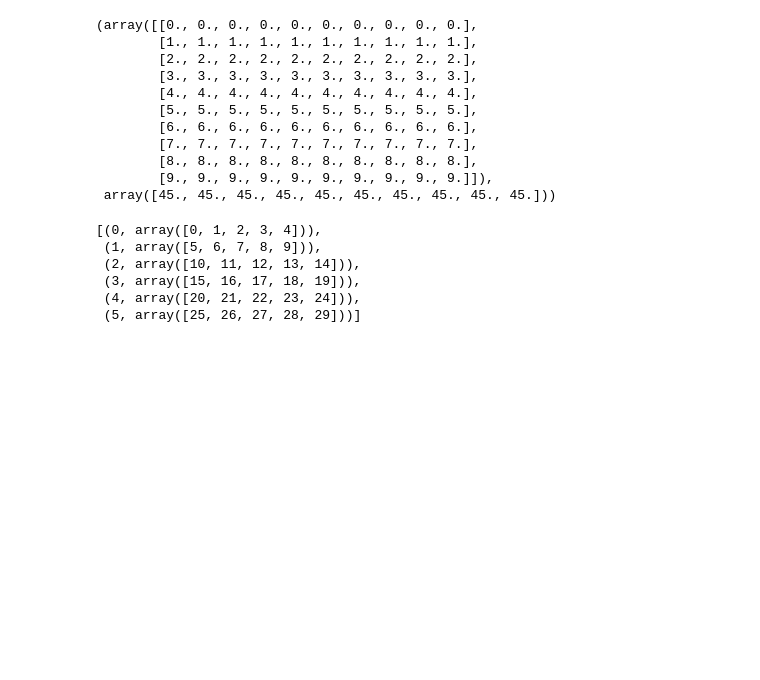
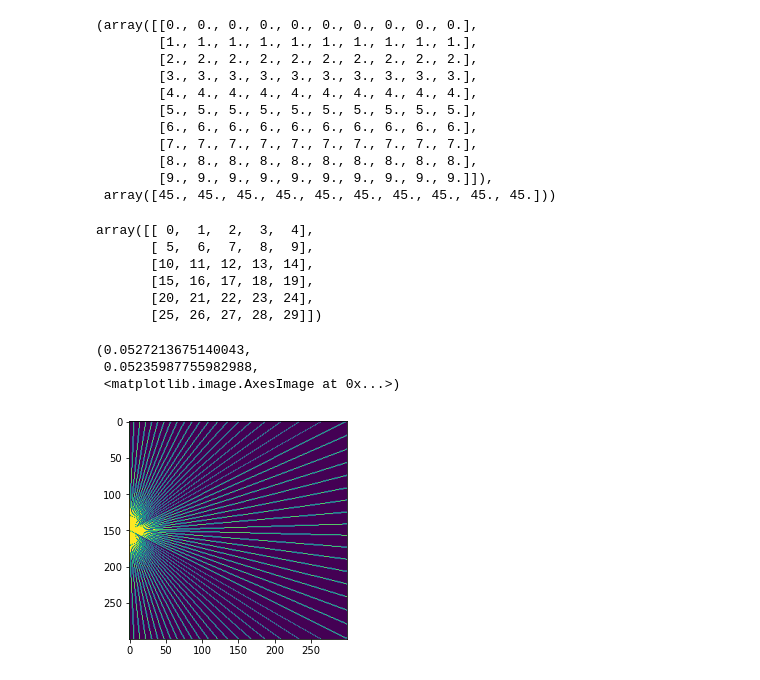
Before and after one commit to DaMadApe/AImg, a Jupyter notebook: Img/sandb.ipynb, the cells around one changed output. Drawn from its saved outputs; the diff is of its cells as text; code cells hidden in the pictures; blank space fills up the shorter version.

```diff
--- a/Img/sandb.ipynb
+++ b/Img/sandb.ipynb
@@ -322,11 +322,13 @@ a*b, np.sum(a*b, axis=0)
         [9., 9., 9., 9., 9., 9., 9., 9., 9., 9.]]),
  array([45., 45., 45., 45., 45., 45., 45., 45., 45., 45.]))
 # %%
-list(enumerate(np.arange(0,30).reshape(6,5)))
+import numpy as np
+a = np.arange(0,30).reshape(6,5)
+a
 # %% [output]
-[(0, array([0, 1, 2, 3, 4])),
- (1, array([5, 6, 7, 8, 9])),
- (2, array([10, 11, 12, 13, 14])),
- (3, array([15, 16, 17, 18, 19])),
- (4, array([20, 21, 22, 23, 24])),
- (5, array([25, 26, 27, 28, 29]))]
+array([[ 0,  1,  2,  3,  4],
+       [ 5,  6,  7,  8,  9],
+       [10, 11, 12, 13, 14],
+       [15, 16, 17, 18, 19],
+       [20, 21, 22, 23, 24],
+       [25, 26, 27, 28, 29]])
@@ -342,0 +335,33 @@ r = rn1 * (rn2/rd)**2
+# %%
+import numpy as np
+import matplotlib.pyplot as plt
+w, h = 300, 300
+hm = h//2
+beta_lim = np.arctan(h/(2*w))
+img = np.zeros((h, w))
+pasos = 60
+p = 2*beta_lim/np.pi
+pasos1 = int(round((1-p) * pasos/2))
+pasos2 = int(round(p * pasos))
+
+extra = (np.pi/2-beta_lim)/pasos1
+extra1 = np.pi/pasos
+
+# Primer sector
+for beta in np.linspace(beta_lim+extra, np.pi/2, pasos1):
+    y = np.arange(0, hm)
+    x = np.linspace(0, hm/np.tan(beta)-1, hm, dtype=int)
+    img[hm+y, x]=1
+    img[hm-y, x]=1
+# Segundo sector
+for beta in np.linspace(-beta_lim, beta_lim, pasos2):
+    x = np.arange(0, w)
+    y = np.linspace(0, w*np.tan(beta)-1, w, dtype=int) + hm
+    img[y, x]=1
+
+extra, extra1, plt.imshow(img)
+# %% [output]
+(0.0527213675140043,
+ 0.05235987755982988,
+ <matplotlib.image.AxesImage at 0x...>)
+[figure, added]
```
Also changed, not shown: parts of 8 cells of this notebook, 23 other files.
